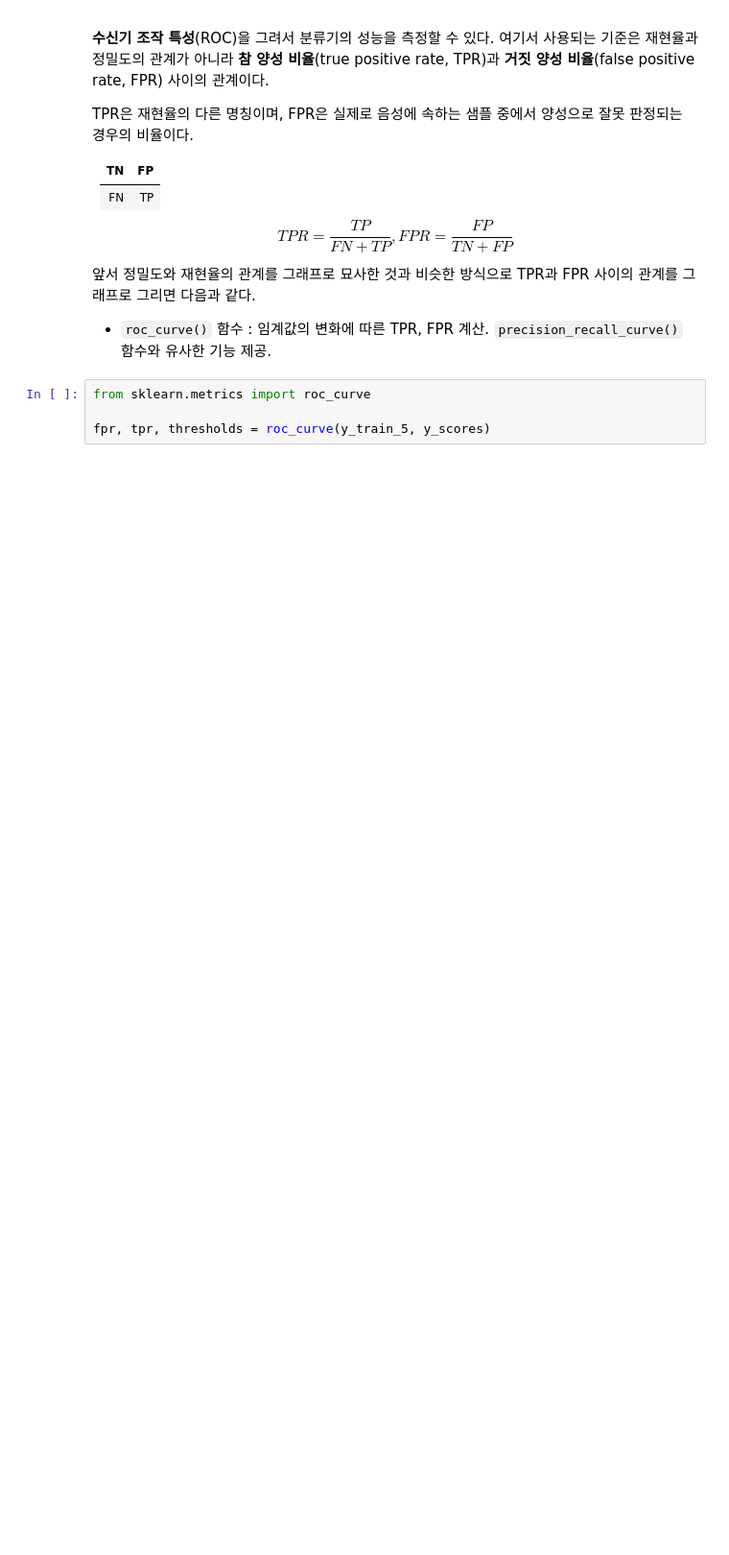
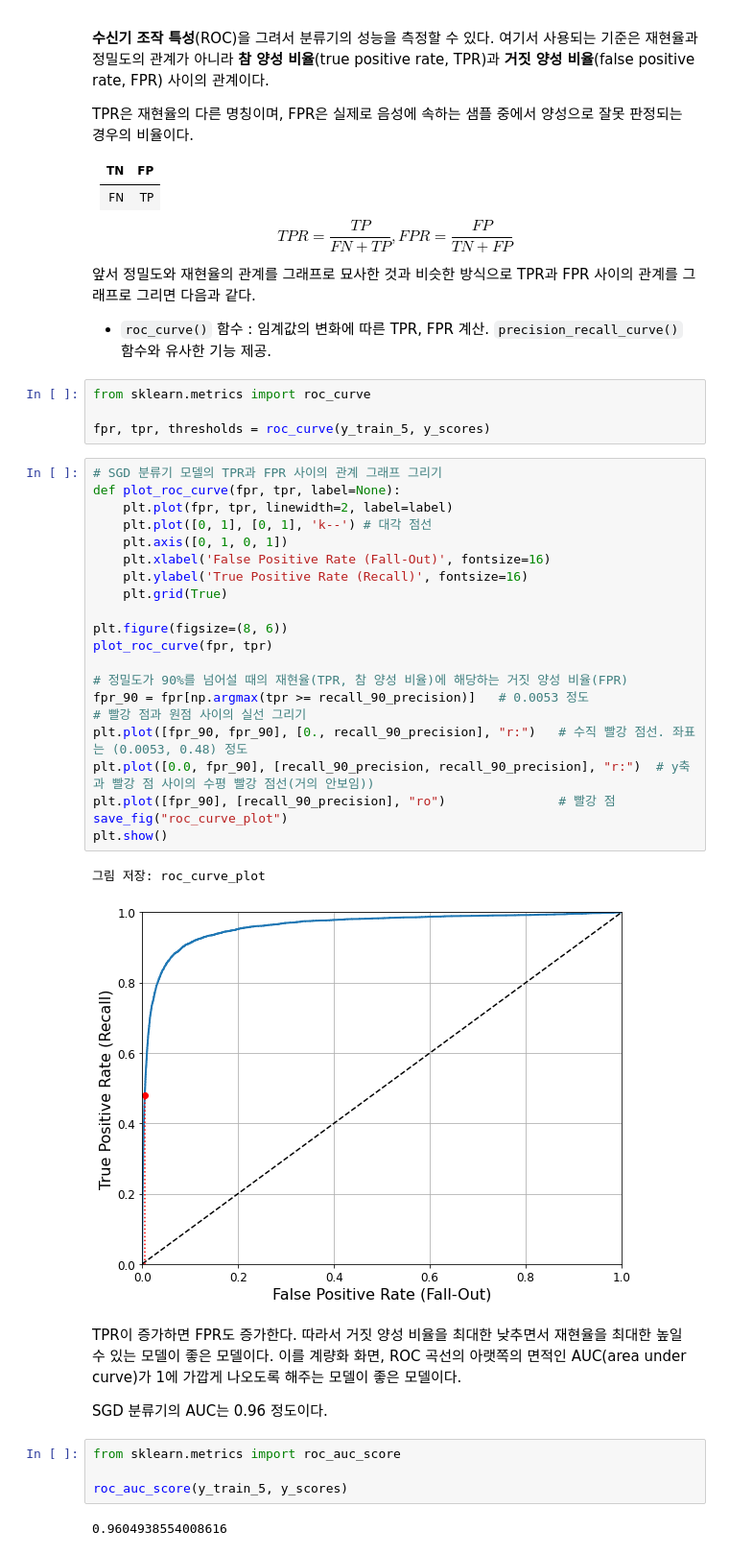
Before and after one commit to Moerai/Hands_On_ML-DL_Study, a Jupyter notebook: handson2_ML03.ipynb, the cells around one changed output. Shown: that part at 96% size. Cells and saved outputs as stored; diff of their text form; blank space fills up the shorter version.

Commit message:
ROC curve & Random forest classifier

```diff
--- a/handson2_ML03.ipynb
+++ b/handson2_ML03.ipynb
@@ -483,3 +483,37 @@ $$TPR = \frac{TP}{FN + TP}, FPR = \frac{FP}{TN + FP}$$
 from sklearn.metrics import roc_curve
 
 fpr, tpr, thresholds = roc_curve(y_train_5, y_scores)
+# %%
+# SGD 분류기 모델의 TPR과 FPR 사이의 관계 그래프 그리기
+def plot_roc_curve(fpr, tpr, label=None):
+    plt.plot(fpr, tpr, linewidth=2, label=label)
+    plt.plot([0, 1], [0, 1], 'k--') # 대각 점선
+    plt.axis([0, 1, 0, 1])
+    plt.xlabel('False Positive Rate (Fall-Out)', fontsize=16)
+    plt.ylabel('True Positive Rate (Recall)', fontsize=16)
+    plt.grid(True)
+
+plt.figure(figsize=(8, 6))
+plot_roc_curve(fpr, tpr)
+
+# 정밀도가 90%를 넘어설 때의 재현율(TPR, 참 양성 비율)에 해당하는 거짓 양성 비율(FPR)
+fpr_90 = fpr[np.argmax(tpr >= recall_90_precision)]   # 0.0053 정도
+# 빨강 점과 원점 사이의 실선 그리기
+plt.plot([fpr_90, fpr_90], [0., recall_90_precision], "r:")   # 수직 빨강 점선. 좌표는 (0.0053, 0.48) 정도
+plt.plot([0.0, fpr_90], [recall_90_precision, recall_90_precision], "r:")  # y축과 빨강 점 사이의 수평 빨강 점선(거의 안보임))
+plt.plot([fpr_90], [recall_90_precision], "ro")               # 빨강 점
+save_fig("roc_curve_plot")
+plt.show()
+# %% [output]
+그림 저장: roc_curve_plot
+[figure, added]
+# %% [markdown]
+TPR이 증가하면 FPR도 증가한다. 따라서 거짓 양성 비율을 최대한 낮추면서 재현율을 최대한 높일 수 있는 모델이 좋은 모델이다. 이를 계량화 화면, ROC 곡선의 아랫쪽의 면적인 AUC(area under curve)가 1에 가깝게 나오도록 해주는 모델이 좋은 모델이다.
+
+SGD 분류기의 AUC는 0.96 정도이다.
+# %%
+from sklearn.metrics import roc_auc_score
+
+roc_auc_score(y_train_5, y_scores)
+# %% [output]
+0.9604938554008616
```
Also changed, not shown: parts of 15 cells of this notebook.
